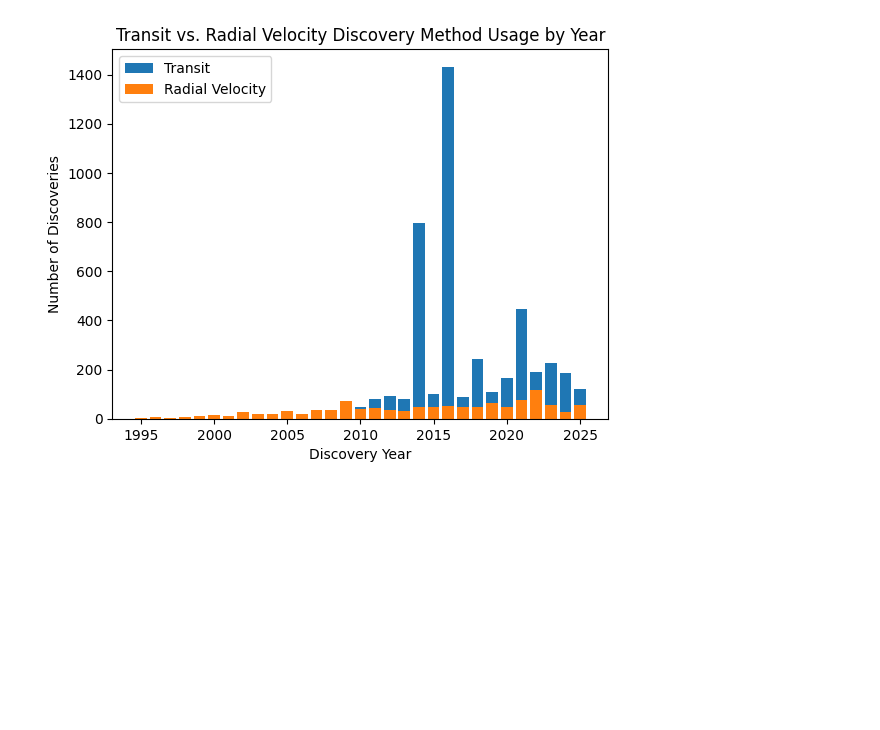
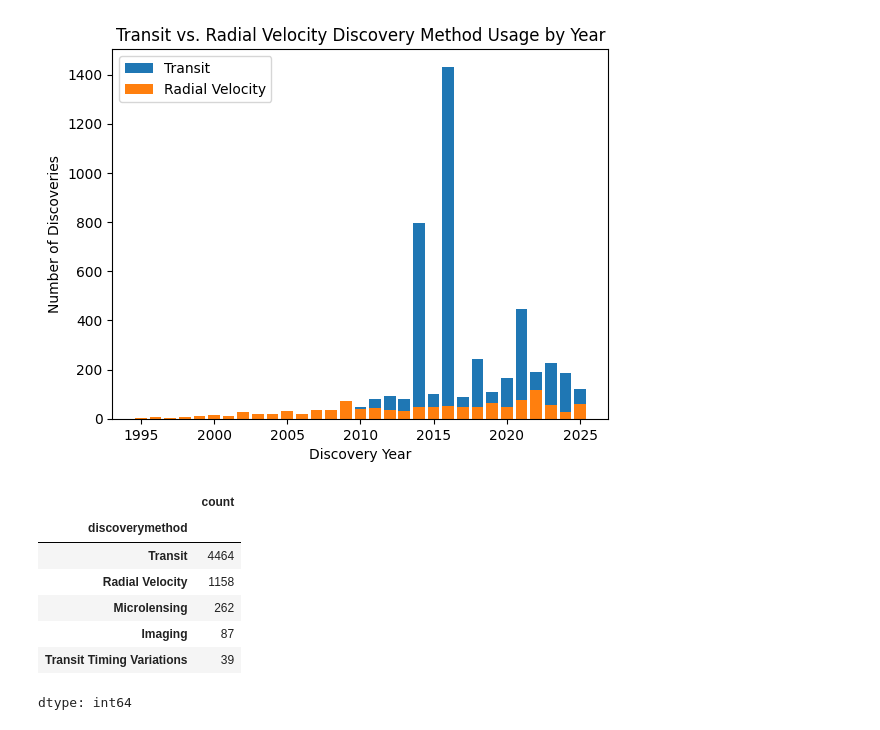
Before and after one commit to Celestia-Analytics/exoplanet-data-visualization, a Jupyter notebook: exoplanet_trends.ipynb, the cells around one changed output. Saved outputs shown, nothing was run; the diff lists cells and outputs as text; code cells hidden in the pictures; blank space fills up the shorter version.

```diff
--- a/exoplanet_trends.ipynb
+++ b/exoplanet_trends.ipynb
@@ -61,3 +61,18 @@ plt.title("Transit vs. Radial Velocity Discovery Method Usage by Year")
 # %% [output]
 Text(0.5, 1.0, 'Transit vs. Radial Velocity Discovery Method Usage by Year')
 [figure]
+# %%
+# Lets look at the top 5 most popular methods for exoplanet detection
+discovery_method_counts = df['discoverymethod'].value_counts()
+top_5_methods = discovery_method_counts.head(5)
+
+top_5_methods
+# %% [output]
+|  | count |
+| discoverymethod |  |
+| Transit | 4464 |
+| Radial Velocity | 1158 |
+| Microlensing | 262 |
+| Imaging | 87 |
+| Transit Timing Variations | 39 |
+dtype: int64
```
Also changed, not shown: parts of 3 cells of this notebook.
